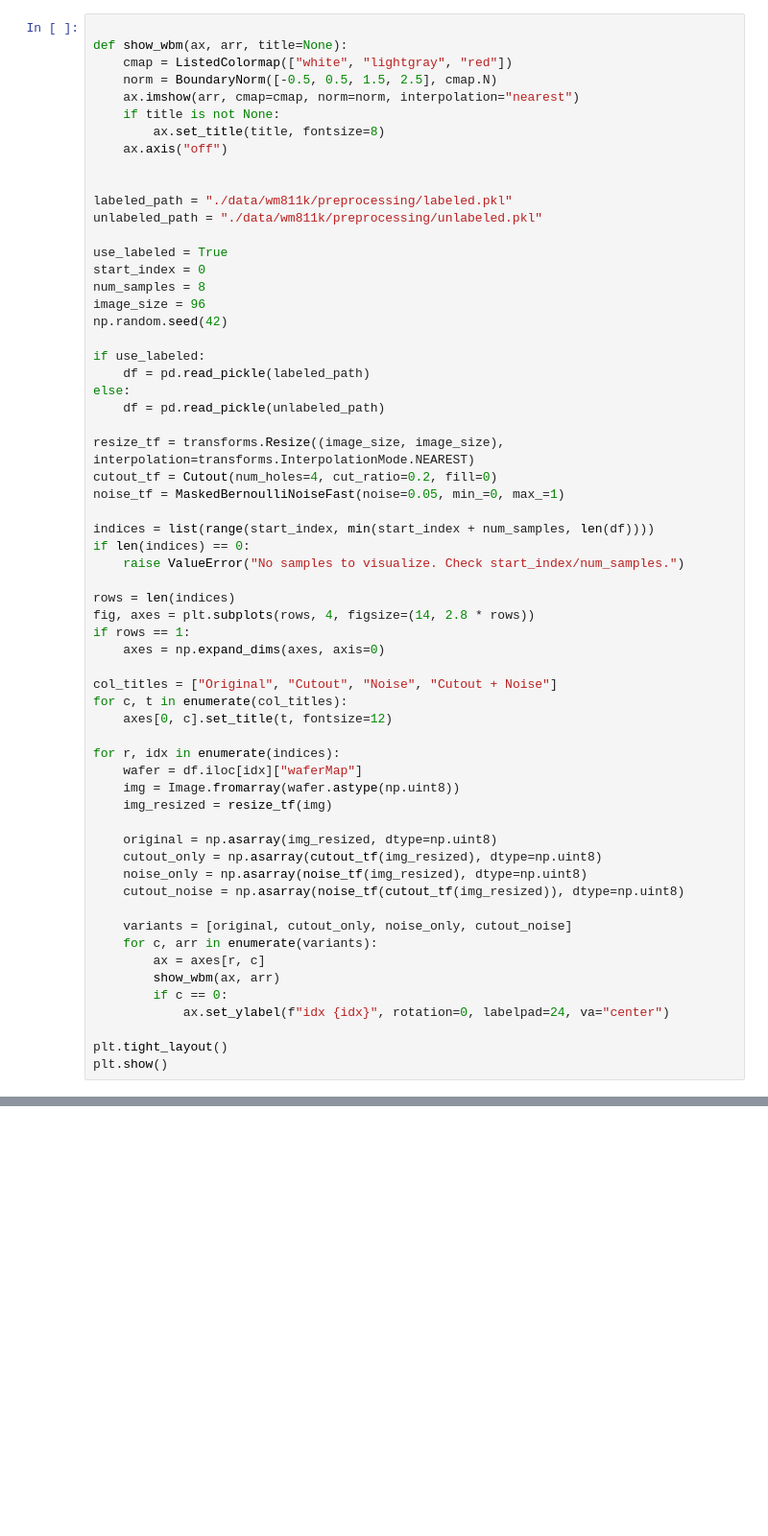
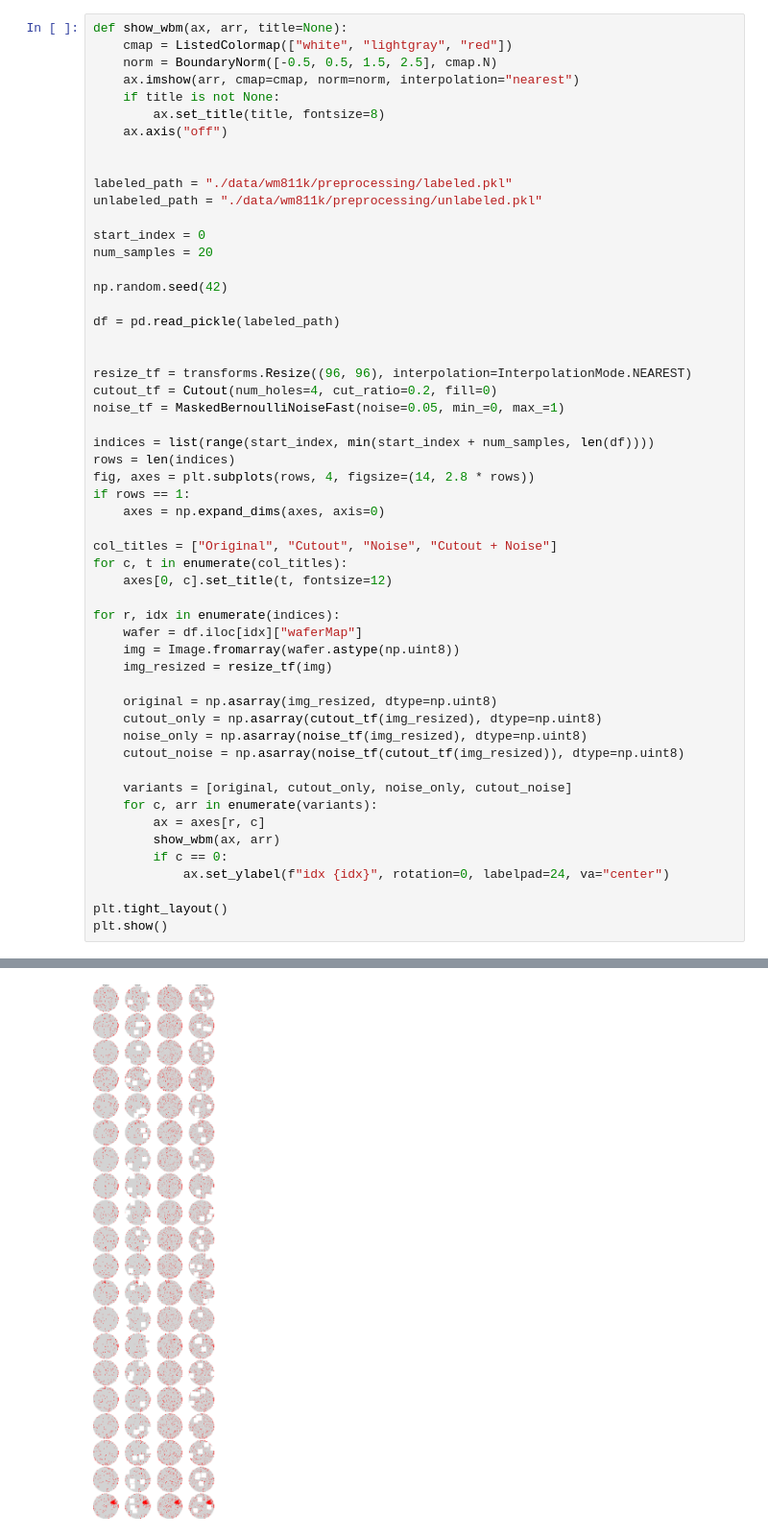
Before and after one commit to Seotay/SSL, a Jupyter notebook: augmentation.ipynb, the cells around one changed output, grey strips where cells are left out. Shown at 96% size. Cells and saved outputs as stored; diff of their text form; blank space fills up the shorter version.

```diff
--- a/augmentation.ipynb
+++ b/augmentation.ipynb
@@ -58,7 +56,6 @@ class MaskedBernoulliNoiseFast:
         out[mask] = noise_value[mask].astype(np.uint8)
         return Image.fromarray(out)
 # %%
-
 def show_wbm(ax, arr, title=None):
     cmap = ListedColormap(["white", "lightgray", "red"])
     norm = BoundaryNorm([-0.5, 0.5, 1.5, 2.5], cmap.N)
@@ -71,25 +68,19 @@ def show_wbm(ax, arr, title=None):
 labeled_path = "./data/wm811k/preprocessing/labeled.pkl"
 unlabeled_path = "./data/wm811k/preprocessing/unlabeled.pkl"
 
-use_labeled = True
 start_index = 0
-num_samples = 8
-image_size = 96
+num_samples = 20
+
 np.random.seed(42)
 
-if use_labeled:
-    df = pd.read_pickle(labeled_path)
-else:
-    df = pd.read_pickle(unlabeled_path)
+df = pd.read_pickle(labeled_path)
 
-resize_tf = transforms.Resize((image_size, image_size), interpolation=transforms.InterpolationMode.NEAREST)
+
+resize_tf = transforms.Resize((96, 96), interpolation=InterpolationMode.NEAREST)
 cutout_tf = Cutout(num_holes=4, cut_ratio=0.2, fill=0)
 noise_tf = MaskedBernoulliNoiseFast(noise=0.05, min_=0, max_=1)
 
 indices = list(range(start_index, min(start_index + num_samples, len(df))))
-if len(indices) == 0:
-    raise ValueError("No samples to visualize. Check start_index/num_samples.")
-
 rows = len(indices)
 fig, axes = plt.subplots(rows, 4, figsize=(14, 2.8 * rows))
 if rows == 1:
@@ -122,0 +113 @@ NameError: name 'transforms' is not defined
+[figure, added]
```
Also changed, not shown: parts of 2 cells of this notebook.
